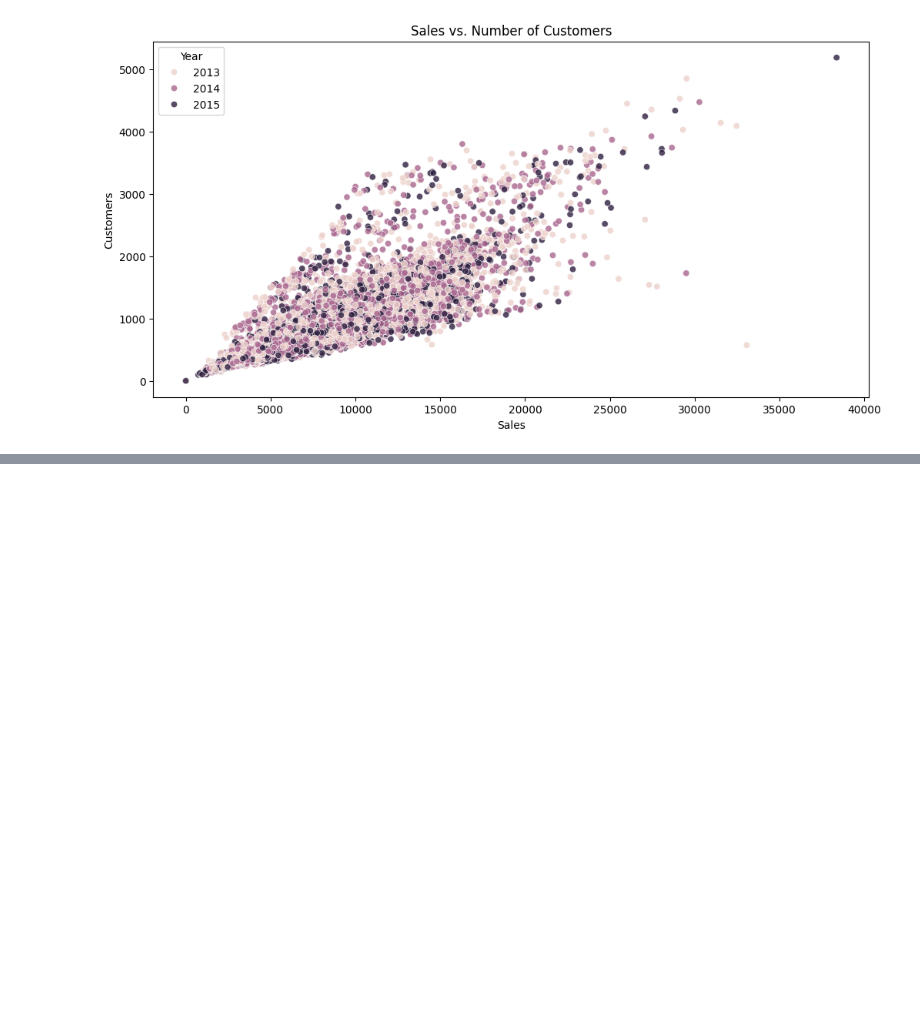
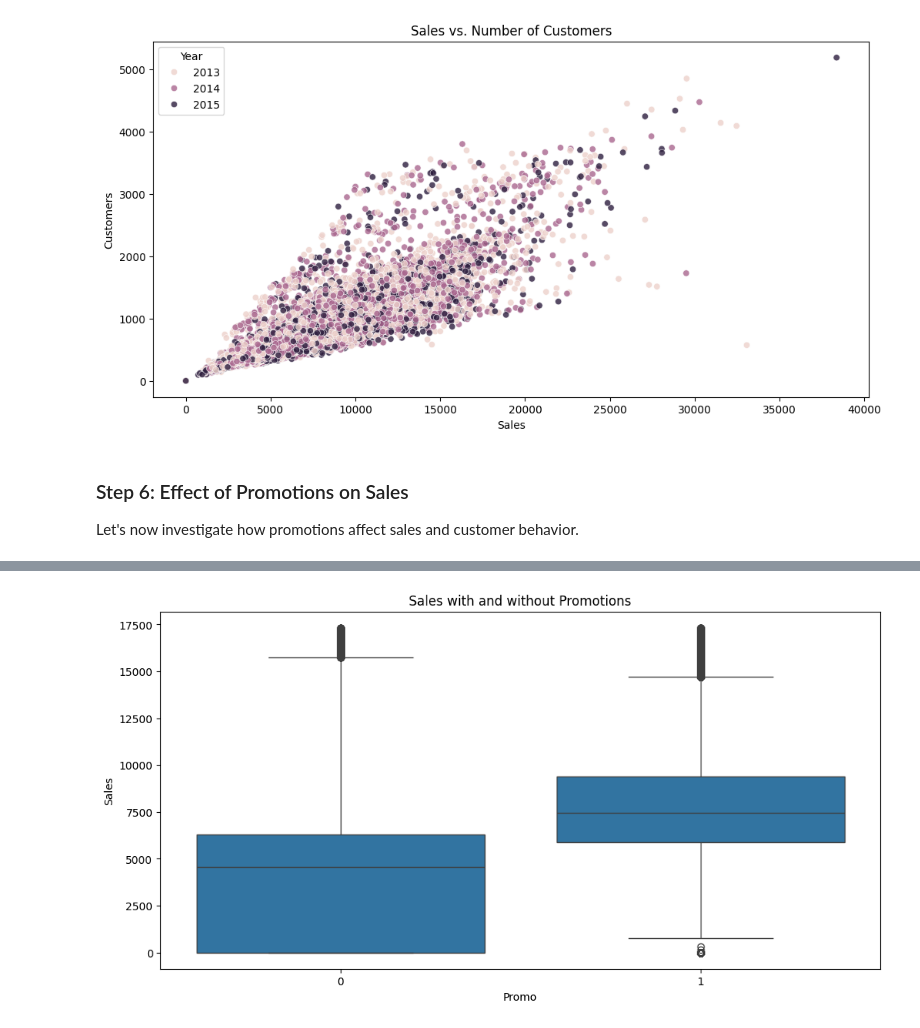
Before and after one commit to GetieBalew24/Rossmann--Sales-Prediction, a Jupyter notebook: notebooks/customer_purchasing_behavior_EDA.ipynb, the cells around one changed output, grey strips where cells are left out. Drawn from its saved outputs; the diff is of its cells as text; code cells hidden in the pictures; blank space fills up the shorter version.

Commit message:
Effect of Promotions on Sales

```diff
--- a/notebooks/customer_purchasing_behavior_EDA.ipynb
+++ b/notebooks/customer_purchasing_behavior_EDA.ipynb
@@ -202,3 +202,10 @@ cba.correlation_sales_customers(temp_df)
 2025-01-03 19:48:03 - INFO - Calculating correlation between sales and customers...
 Correlation between Sales and Customers: 0.8974809248168584
 [figure]
+# %% [markdown]
+### Step 6: Effect of Promotions on Sales
+Let's now investigate how promotions affect sales and customer behavior.
+# %%
+# plot_sales_promo_effect(train_cleaned)
+cba.plot_sales_promo_effect(train_cleaned)
+# %% [output]
@@ -204,0 +215 @@ Correlation between Sales and Customers: 0.8974809248168584
+[figure, added]
```
Also changed, not shown: parts of 4 cells of this notebook, 1 other file.
